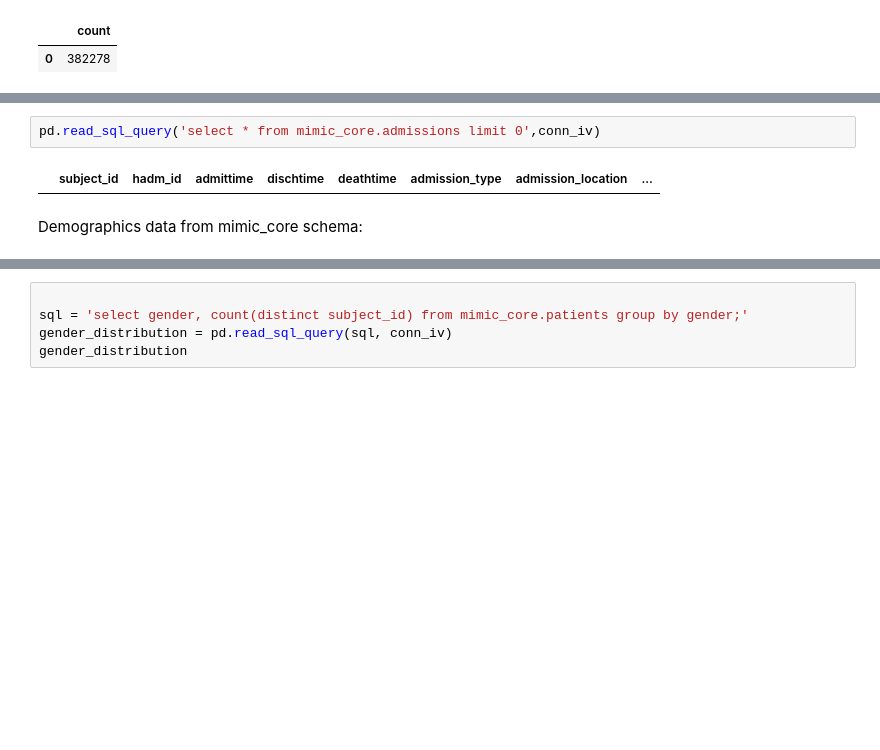
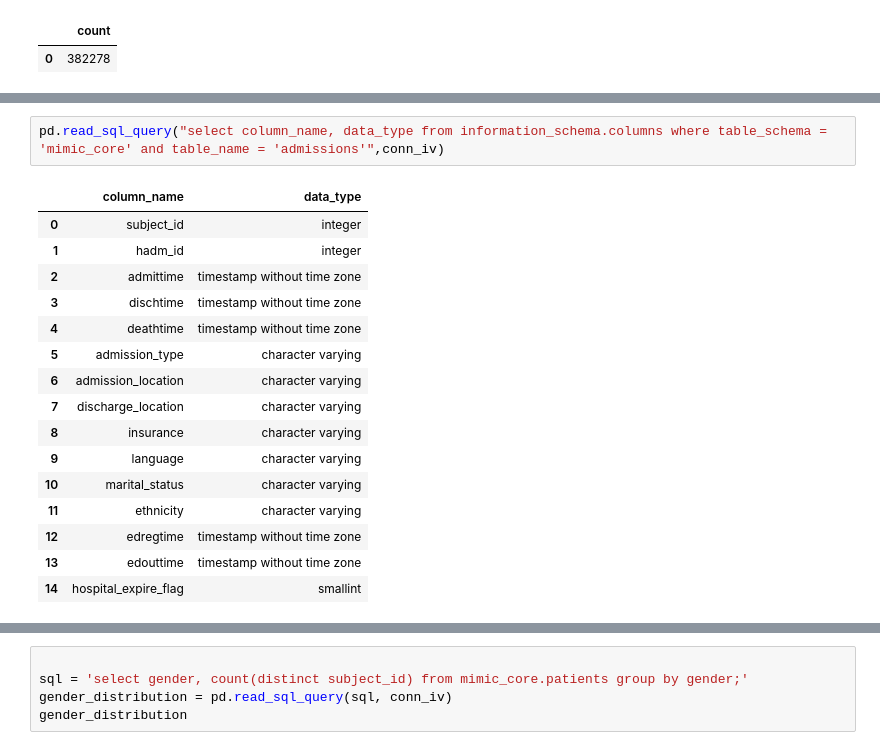
Before and after one commit to marymlucas/mimic_explore, a Jupyter notebook: mimic_explore_1.ipynb, the cells around one changed output, grey strips where cells are left out. Saved outputs shown, nothing was run; the diff lists cells and outputs as text; blank space fills up the shorter version.

Commit message:
added some mimic-iii info"

```diff
--- a/mimic_explore_1.ipynb
+++ b/mimic_explore_1.ipynb
@@ -37,6 +45,19 @@ pd.read_sql_query('select * from mimic_core.patients limit 0',conn_iv)
 # %%
-pd.read_sql_query('select * from mimic_core.admissions limit 0',conn_iv)
+pd.read_sql_query("select column_name, data_type from information_schema.columns where table_schema = 'mimic_core' and table_name = 'admissions'",conn_iv)
 # %% [output]
-|  | subject_id | hadm_id | admittime | dischtime | deathtime | admission_type | admission_location | ... |
+|  | column_name | data_type |
+| 0 | subject_id | integer |
+| 1 | hadm_id | integer |
+| 2 | admittime | timestamp without time zone |
+| 3 | dischtime | timestamp without time zone |
+| 4 | deathtime | timestamp without time zone |
+| 5 | admission_type | character varying |
+| 6 | admission_location | character varying |
+| 7 | discharge_location | character varying |
+| 8 | insurance | character varying |
+| 9 | language | character varying |
+| 10 | marital_status | character varying |
+| 11 | ethnicity | character varying |
+| 12 | edregtime | timestamp without time zone |
+| 13 | edouttime | timestamp without time zone |
+| 14 | hospital_expire_flag | smallint |
-# %% [markdown]
-Demographics data from mimic_core schema:
```
Also changed, not shown: parts of 20 cells of this notebook.
